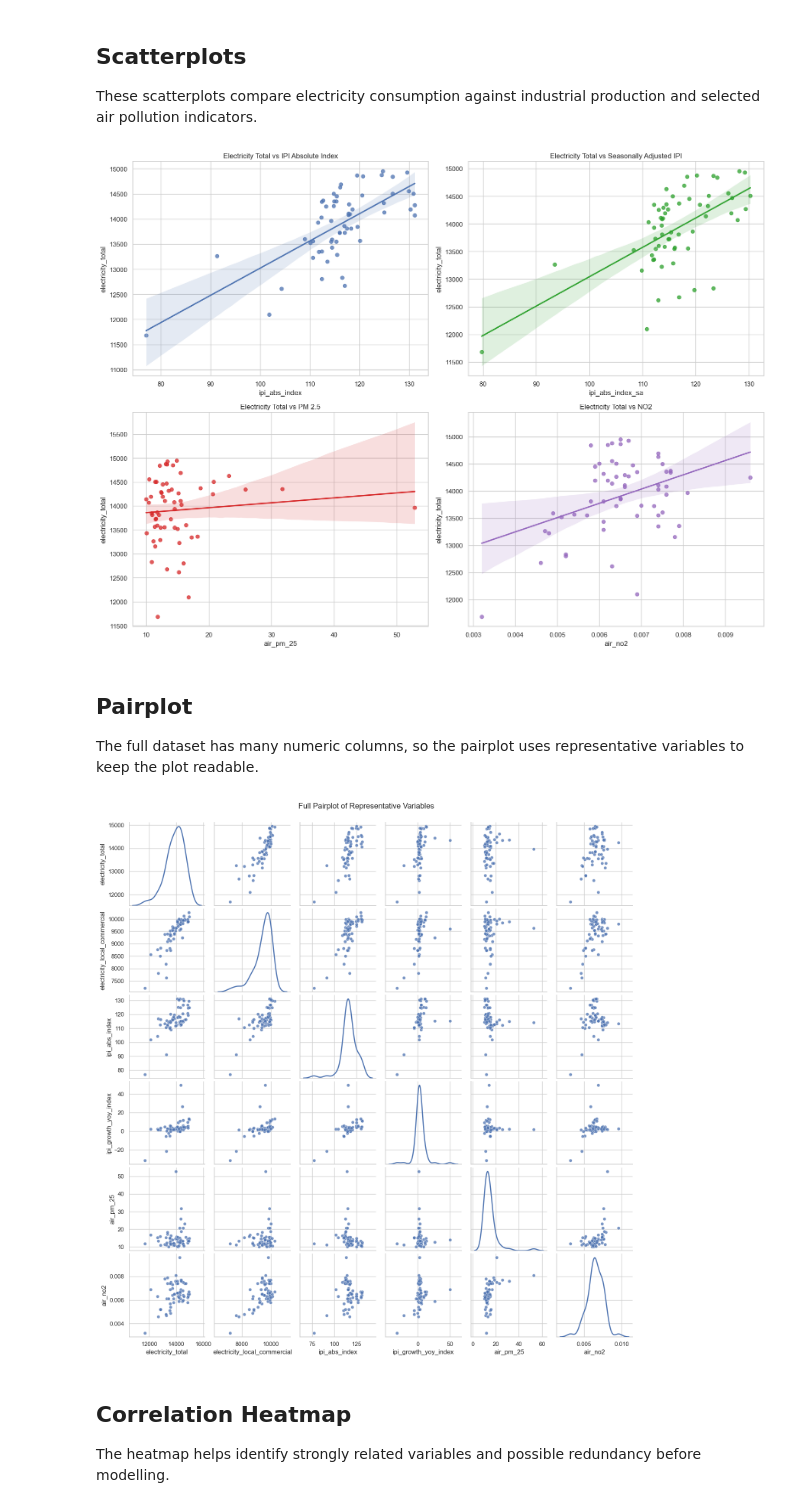
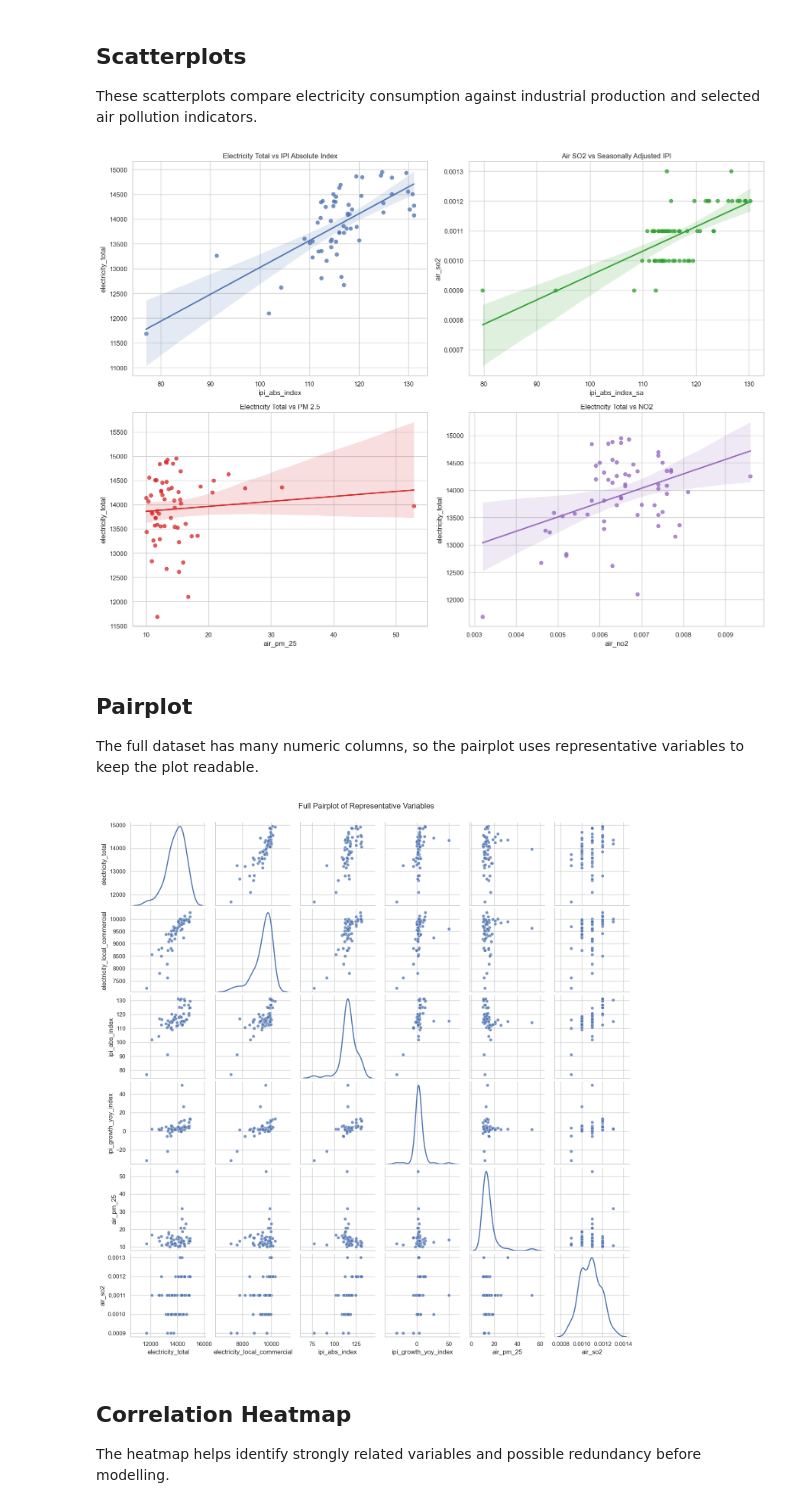
Before and after one commit to thelazycat-0728/COS40007-Design-Project, a Jupyter notebook: COS40007DataCleaning/DataCleaning.ipynb, the cells around one changed output. Cells and saved outputs as stored; diff of their text form; code cells hidden in the pictures.

```diff
--- a/COS40007DataCleaning/DataCleaning.ipynb
+++ b/COS40007DataCleaning/DataCleaning.ipynb
@@ -439,8 +439,8 @@ fig, axes = plt.subplots(2, 2, figsize=(16, 12))
 sns.regplot(data=eda, x="ipi_abs_index", y="electricity_total", ax=axes[0, 0], scatter_kws={"alpha": 0.75})
 axes[0, 0].set_title("Electricity Total vs IPI Absolute Index")
 
-sns.regplot(data=eda, x="ipi_abs_index_sa", y="electricity_total", ax=axes[0, 1], scatter_kws={"alpha": 0.75}, color="tab:green")
-axes[0, 1].set_title("Electricity Total vs Seasonally Adjusted IPI")
+sns.regplot(data=eda, x="ipi_abs_index_sa", y="air_so2", ax=axes[0, 1], scatter_kws={"alpha": 0.75}, color="tab:green")
+axes[0, 1].set_title("Air SO2 vs Seasonally Adjusted IPI")
 
 sns.regplot(data=eda, x="air_pm_25", y="electricity_total", ax=axes[1, 0], scatter_kws={"alpha": 0.75}, color="tab:red")
 axes[1, 0].set_title("Electricity Total vs PM 2.5")
@@ -451,32 +451,32 @@ axes[1, 1].set_title("Electricity Total vs NO2")
 plt.tight_layout()
 plt.show()
 # %% [output]
-[figure, old version]
+[figure, new version]
 # %% [markdown]
 ## Pairplot
 The full dataset has many numeric columns, so the pairplot uses representative variables to keep the plot readable.
 # %%
 pairplot_cols = [
     "electricity_total",
     "electricity_local_commercial",
     "ipi_abs_index",
     "ipi_growth_yoy_index",
     "air_pm_25",
-    "air_no2",
+    "air_so2",
 ]
 
 pair_grid = sns.pairplot(
     eda[pairplot_cols],
     diag_kind="kde",
     corner=False,
     height=2.4,
     plot_kws={"alpha": 0.75, "s": 35},
     diag_kws={"fill": False, "linewidth": 2},
 )
 pair_grid.fig.suptitle("Full Pairplot of Representative Variables", y=1.02)
 plt.show()
 # %% [output]
-[figure, old version]
+[figure, new version]
 # %% [markdown]
 ## Correlation Heatmap
 The heatmap helps identify strongly related variables and possible redundancy before modelling.
```
Also changed, not shown: parts of 2 cells of this notebook, 10 other files.
